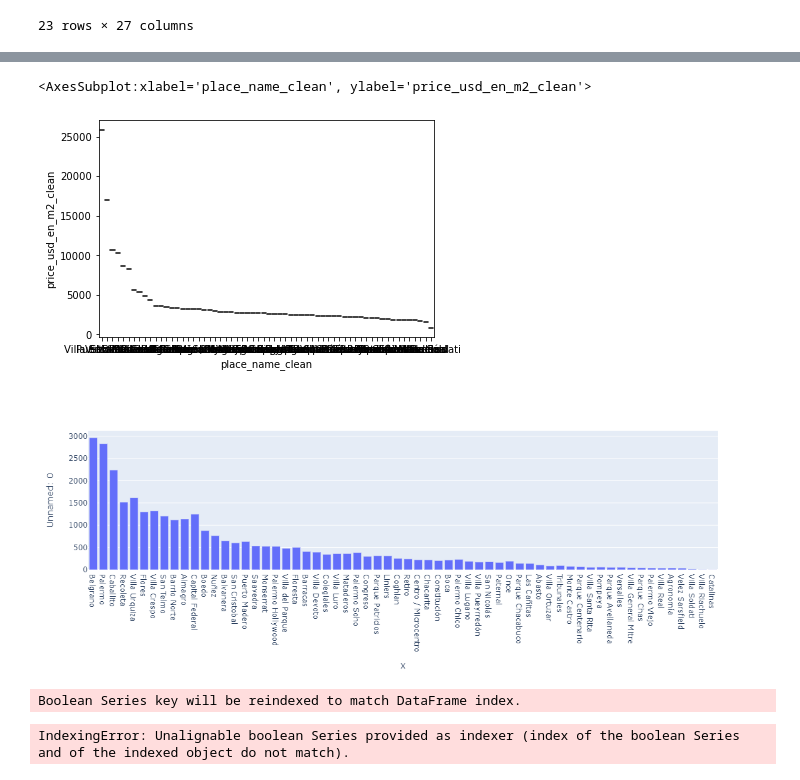
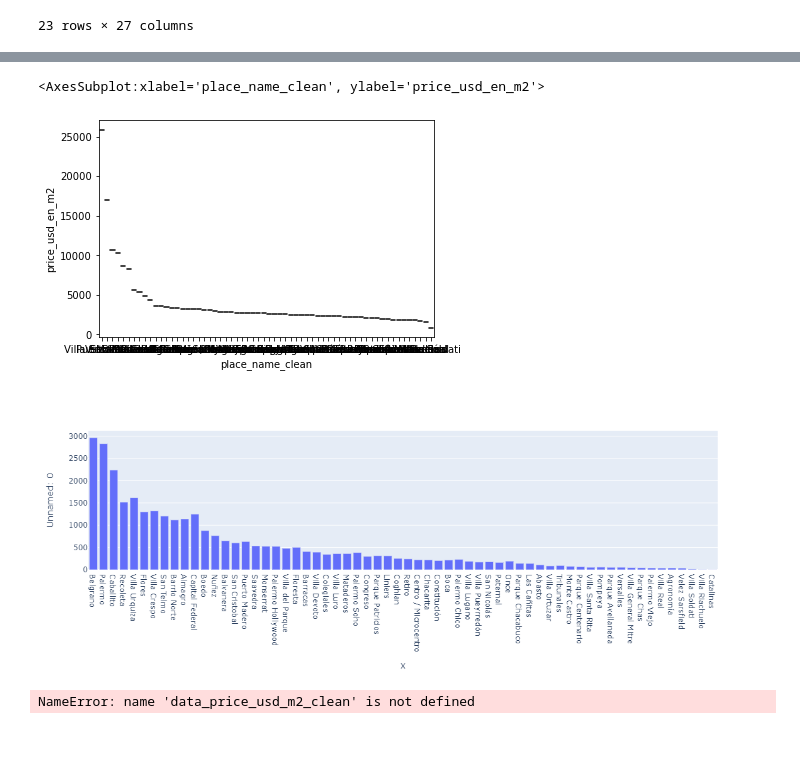
Before and after one commit to giustipatricio/grupo4-1120_ed_13, a Jupyter notebook: M2.ipynb, the cells around one changed output, grey strips where cells are left out. Saved outputs shown, nothing was run; the diff lists cells and outputs as text; code cells hidden in the pictures; blank space fills up the shorter version.

```diff
--- a/M2.ipynb
+++ b/M2.ipynb
@@ -545,0 +556,4 @@ group_capital_mean
+# %%
+#agrupamos por barrio, promediando la cantidad datos en cada uno segun las distintas columnas y ordenados por el valor del metro cuadrado
+group_capital_mean = data_2[maskcapital].groupby(['place_name_clean']).mean().sort_values('price_usd_en_m2', ascending=False)
+group_capital_mean
@@ -546,15 +575,14 @@ group_capital_mean
 # %%
-sns.boxplot( x=group_capital_mean.index, y=group_capital_mean['price_usd_en_m2_clean'], data=group_capital_mean)
+sns.boxplot( x=group_capital_mean.index, y=group_capital_mean['price_usd_en_m2'], data=group_capital_mean)
 # %% [output]
-<AxesSubplot:xlabel='place_name_clean', ylabel='price_usd_en_m2_clean'>
+<AxesSubplot:xlabel='place_name_clean', ylabel='price_usd_en_m2'>
-[figure, old version]
+[figure, new version]
 # %%
-ig = px.bar(group_capital_mean, x=group_capital_mean.price, y='price_usd_per_m2')
+ig = px.bar(group_capital_mean, x=group_capital_mean.price, y='price_usd_en_m2')
 fig.show()
 
 data_price_usd_m2_clean[maskcapital].info()
 data.corr()
 # %% [output]
 [figure]
-Boolean Series key will be reindexed to match DataFrame index.
+NameError: name 'data_price_usd_m2_clean' is not defined
-IndexingError: Unalignable boolean Series provided as indexer (index of the boolean Series and of the indexed object do not match).
```
Also changed, not shown: parts of 26 cells of this notebook.
